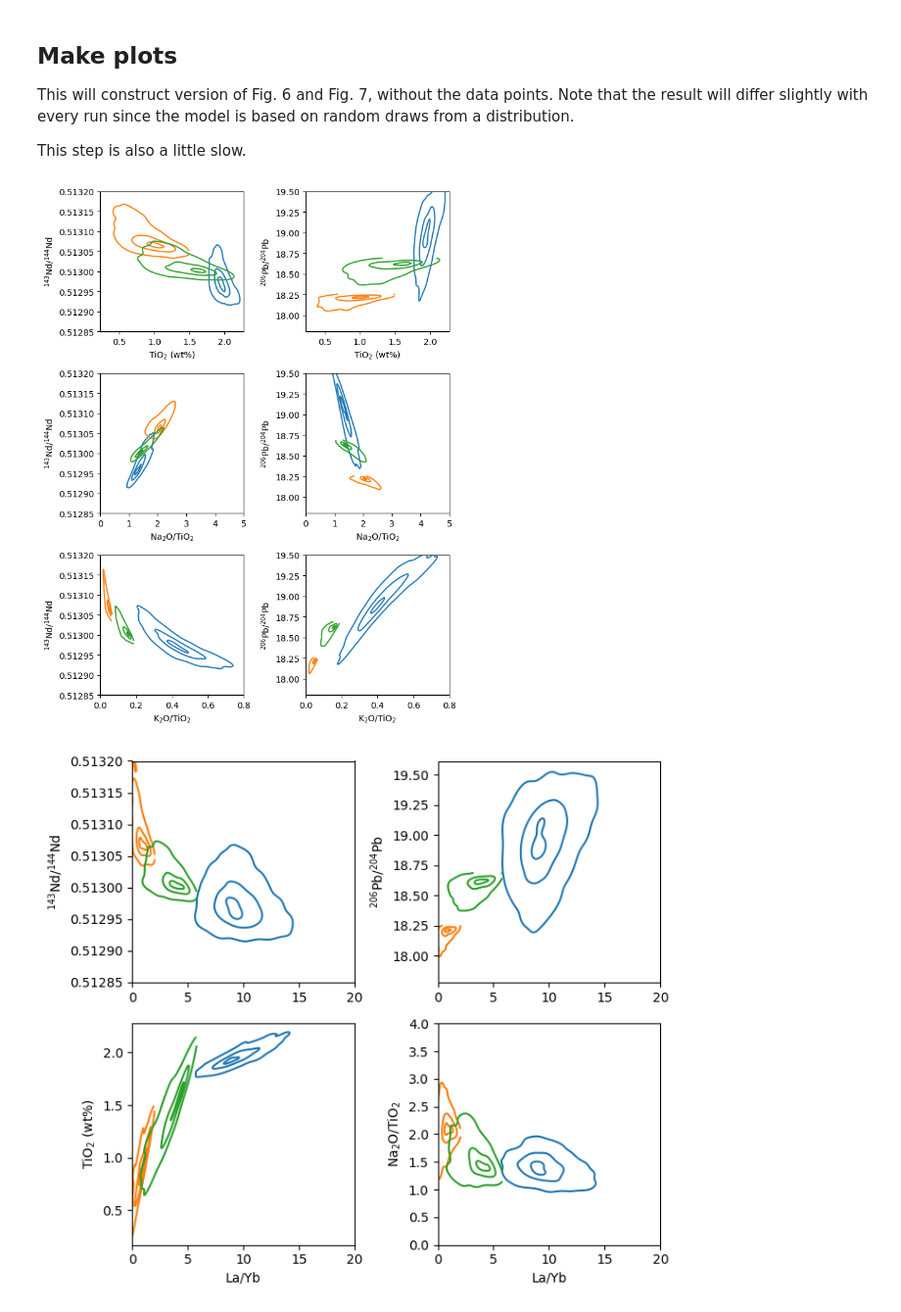
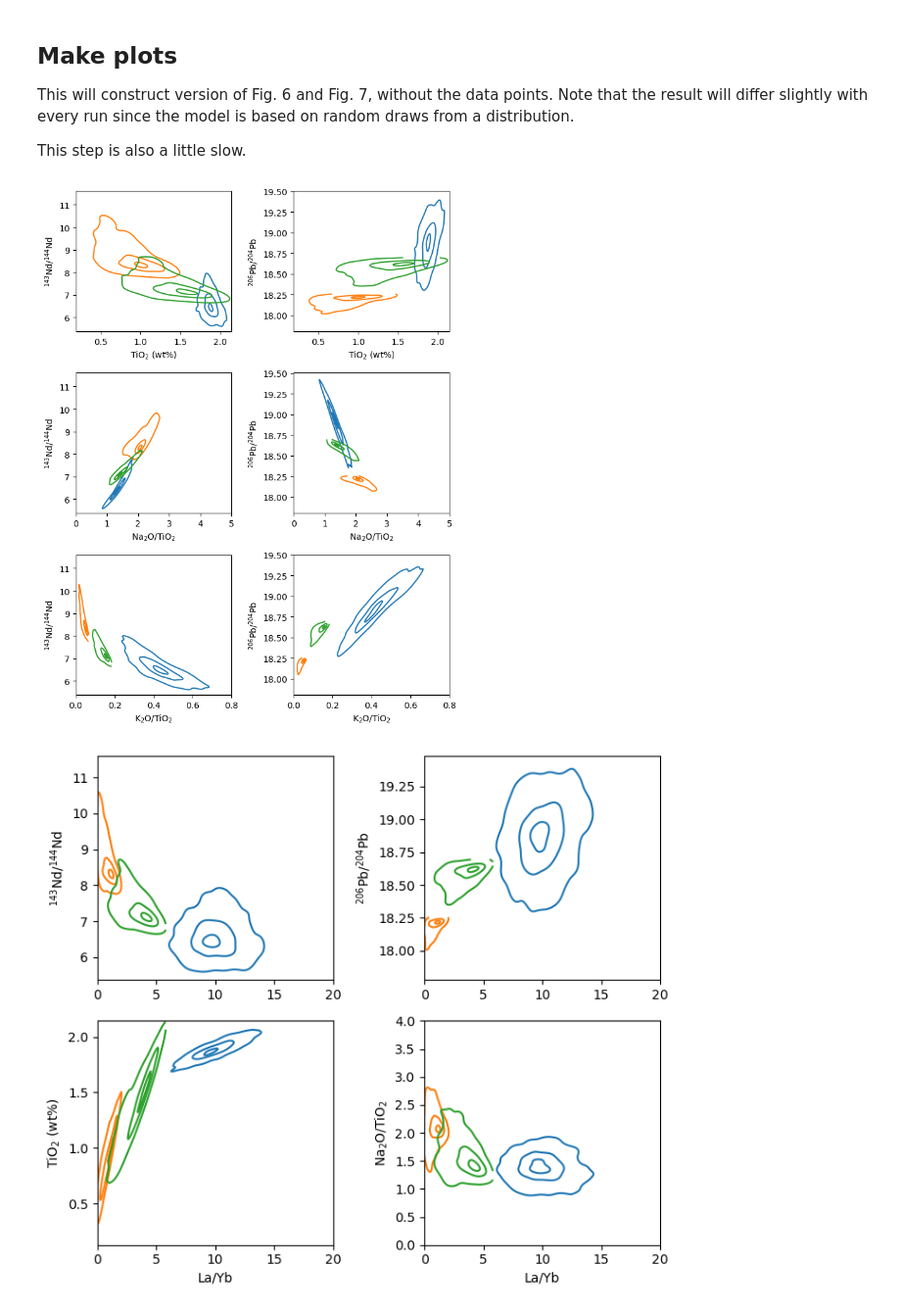
Before and after one commit to simonwmatthews/icemeltmodel, a Jupyter notebook: 3_CreateMixedMelts.ipynb, the cells around one changed output. Shown at 98% size. Cells and saved outputs as stored; diff of their text form; code cells hidden in the pictures.

```diff
--- a/3_CreateMixedMelts.ipynb
+++ b/3_CreateMixedMelts.ipynb
@@ -39,11 +43,12 @@ traces[0][0].Na_new = results[0][0].Na2O
 ## Set up the parameters for the mixing calculation
 These parameters control the mixing process. `Pmax` is the maximum extent of upwelling, i.e., the lithopshere thickness. If `None` the lithosphere thickness set earlier will be used. `Pmin` is the deepest point in the melting region from which melts should be mixed. `Fmin_lz` and `Fmin_px` are the minimum melt fractions from which melts should be extracted, i.e., setting this will result in prior melt depletion. `Fmax` is the maximum melt fraction from which melts should be extracted, any higher melt fractions are discarded. This could be used if one of the lithologies is overly productive. `homog` is the pressure (in MPa) beneath which melts should be entirely homogenised. `M` is the mixing parameter, higher values mean the results are better mixed.
 # %%
-Pmax = [2600.0, None, None]
-Pmin = [None, None, None]
+# Pmax = [3400.0, None, None]
+# Pmin = [None, None, None]
 Fmin_lz = [None, 0.03, None]
 Fmin_px = [None, 0.05, None]
-Fmax = [0.15, None, None]
+Fmax_lz = [0.04, None, None]
+Fmax_px = [0.20, None, None]
 homog = [None, 3500.0, 3800.0]
 M = [32, 6, 8]
 # %% [markdown]
@@ -76,13 +81,14 @@ unmixedmelts = []
 
 for i in range(n):
     lzmelts = False
+
     if len(results[i][0]) > 0:
         lzmelts = True
 
-        if Fmax[i] is None:
+        if Fmax_lz[i] is None:
             upperbound = np.nanmax(results[i][0].F_pyMelt)
         else:
-            upperbound = Fmax[i]
+            upperbound = Fmax_lz[i]
         if Fmin_lz[i] is None:
             lowerbound = np.nanmin(results[i][0].F_pyMelt)
         else:
@@ -111,10 +117,10 @@ for i in range(n):
 
 
 
-    if Fmax[i] is None:
+    if Fmax_px[i] is None:
         upperbound = np.nanmax(results[i][1].F_pyMelt)
     else:
-        upperbound = Fmax[i]
+        upperbound = Fmax_px[i]
     if Fmin_px[i] is None:
         lowerbound = np.nanmin(results[i][1].F_pyMelt)
     else:
@@ -162,10 +168,10 @@ unmixedmelts_tohomog = deepcopy(unmixedmelts)
 mixed = []
 for i in range(n):
     print(i)
-    if Pmin[i] is not None:
-        unmixedmelts_tohomog[i].melts = unmixedmelts_tohomog[i].melts[unmixedmelts_tohomog[i].melts['P']<Pmin[i]]
-    if Pmax[i] is not None:
-        unmixedmelts_tohomog[i].melts = unmixedmelts_tohomog[i].melts[unmixedmelts_tohomog[i].melts['P']>Pmax[i]]
+    # if Pmin[i] is not None:
+    #     unmixedmelts_tohomog[i].melts = unmixedmelts_tohomog[i].melts[unmixedmelts_tohomog[i].melts['P']<Pmin[i]]
+    # if Pmax[i] is not None:
+    #     unmixedmelts_tohomog[i].melts = unmixedmelts_tohomog[i].melts[unmixedmelts_tohomog[i].melts['P']>Pmax[i]]
     if homog[i] is not None:
         unmixedmelts_tohomog[i].homogenise(homog[i])
     mixed.append(unmixedmelts_tohomog[i].gen_mixed_melts(M[i], 1000))
@@ -196,11 +202,11 @@ for i in range(n):
                mixed[i].melts.K/mixed[i].melts.Ti,
                mixed[i].melts.K/mixed[i].melts.Ti
                ]
-    ymodels = [mixed[i].melts['143Nd']/mixed[i].melts['144Nd'],
+    ymodels = [(mixed[i].melts['143Nd']/mixed[i].melts['144Nd'] - 0.512638)/0.512638*1e4,
                mixed[i].melts['206Pb']/mixed[i].melts['204Pb'],
-               mixed[i].melts['143Nd']/mixed[i].melts['144Nd'],
+               (mixed[i].melts['143Nd']/mixed[i].melts['144Nd'] - 0.512638)/0.512638*1e4,
                mixed[i].melts['206Pb']/mixed[i].melts['204Pb'],
-               mixed[i].melts['143Nd']/mixed[i].melts['144Nd'],
+               (mixed[i].melts['143Nd']/mixed[i].melts['144Nd'] - 0.512638)/0.512638*1e4,
                mixed[i].melts['206Pb']/mixed[i].melts['204Pb'],
                ]
 
@@ -230,8 +236,8 @@ for i in range(n):
         a[ai].contour(xx,yy,kde, levels=[0.05,0.5,0.9], colors=lcolors[i])
 
 
-for ax in [a[0],a[2],a[4]]:
-    ax.set_ylim(0.51285,0.5132)
+# for ax in [a[0],a[2],a[4]]:
+#     ax.set_ylim(0.51285,0.5132)
 
 
 a[0].set_ylabel('$^{143}$Nd/$^{144}$Nd')
@@ -266,7 +272,7 @@ f.savefig('fig6.pdf')
 
 plt.show()
 # %% [output]
-[figure, old version]
+[figure, new version]
 # %%
 f,a = plt.subplots(2,2, dpi=100, figsize=(7,6))
 a = np.ravel(a).tolist()
@@ -278,7 +284,7 @@ levels = [[1.0,3.0,5.0],
 
 for i in range(n):
     xmodels = [mixed[i].melts.La/mixed[i].melts.Yb]*4
-    ymodels = [mixed[i].melts['143Nd']/mixed[i].melts['144Nd'],
+    ymodels = [(mixed[i].melts['143Nd']/mixed[i].melts['144Nd'] - 0.512638)/0.512638*1e4,
                mixed[i].melts['206Pb']/mixed[i].melts['204Pb'],
                mixed[i].melts.Ti,
                mixed[i].melts.Na_new/mixed[i].melts.Ti
@@ -297,32 +303,32 @@ for i in range(n):
 
         values = np.vstack((xmodels[ai],ymodels[ai]))
         kernel = gaussian_kde(values)
 
 
         xx, yy = np.meshgrid(x,y)
         kde = np.zeros(np.shape(xx))
         for k in range(np.shape(xx)[0]):
             for l in range(np.shape(xx)[1]):
                 kde[k,l] = kernel((xx[k,l],yy[k,l]))
         kde = kde/np.nanmax(kde)
         a[ai].contour(xx,yy,kde, levels=[0.05,0.5,0.9], colors=lcolors[i])
 
 
-a[0].set_ylim(0.51285,0.5132)
+# a[0].set_ylim(0.51285,0.5132)
 a[3].set_ylim(0,4)
 
 a[2].set_xlabel('La/Yb')
 a[3].set_xlabel('La/Yb')
 a[0].set_ylabel('$^{143}$Nd/$^{144}$Nd')
 a[1].set_ylabel('$^{206}$Pb/$^{204}$Pb')
 a[2].set_ylabel('TiO$_2$ (wt%)')
 a[3].set_ylabel('Na$_2$O/TiO$_2$')
 
 for ax in a:
     ax.set_xlim(0,20)
 
 f.tight_layout()
 f.savefig('fig7.pdf')
 plt.show()
 # %% [output]
-[figure, old version]
+[figure, new version]
```
Also changed, not shown: parts of 4 cells of this notebook, 10 other files.
